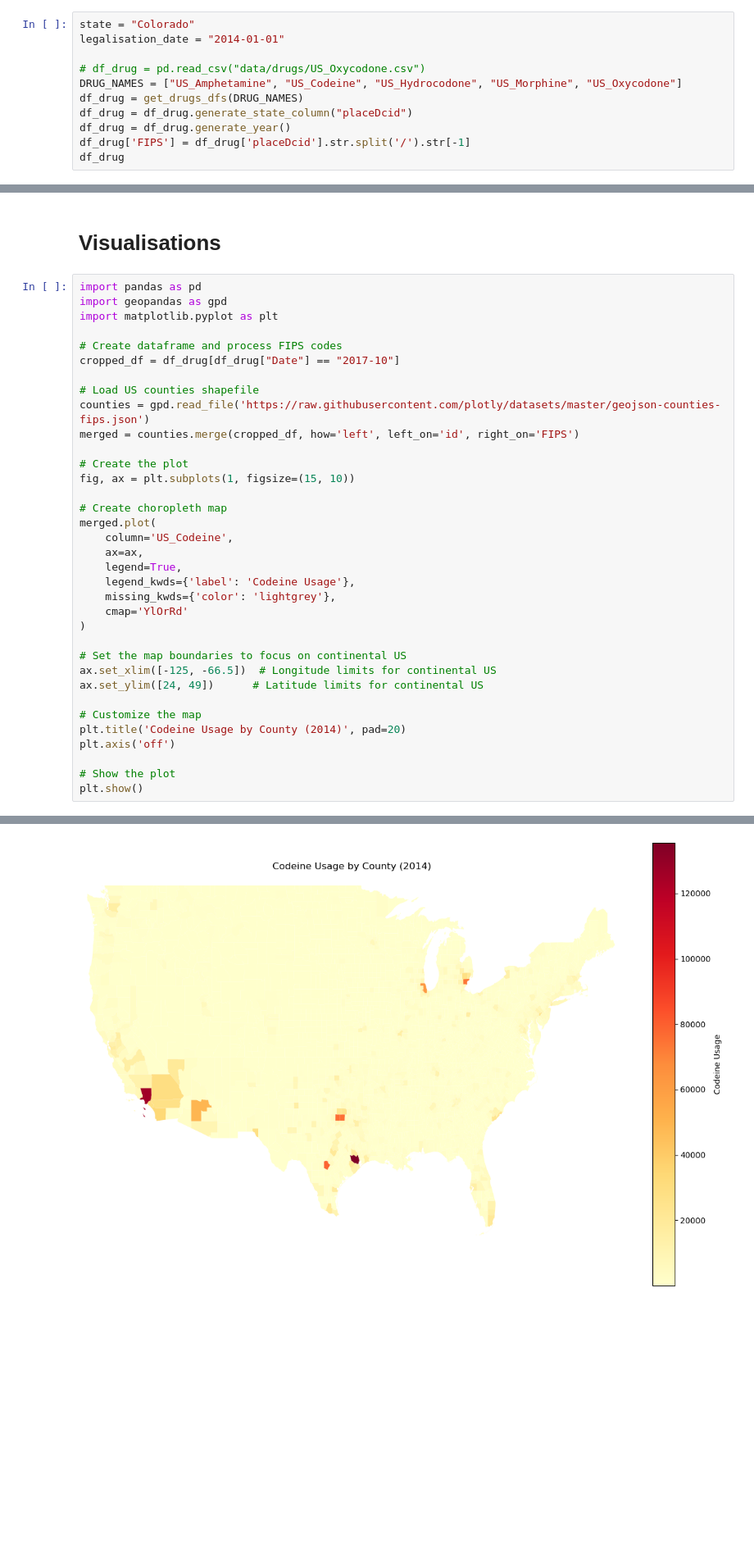
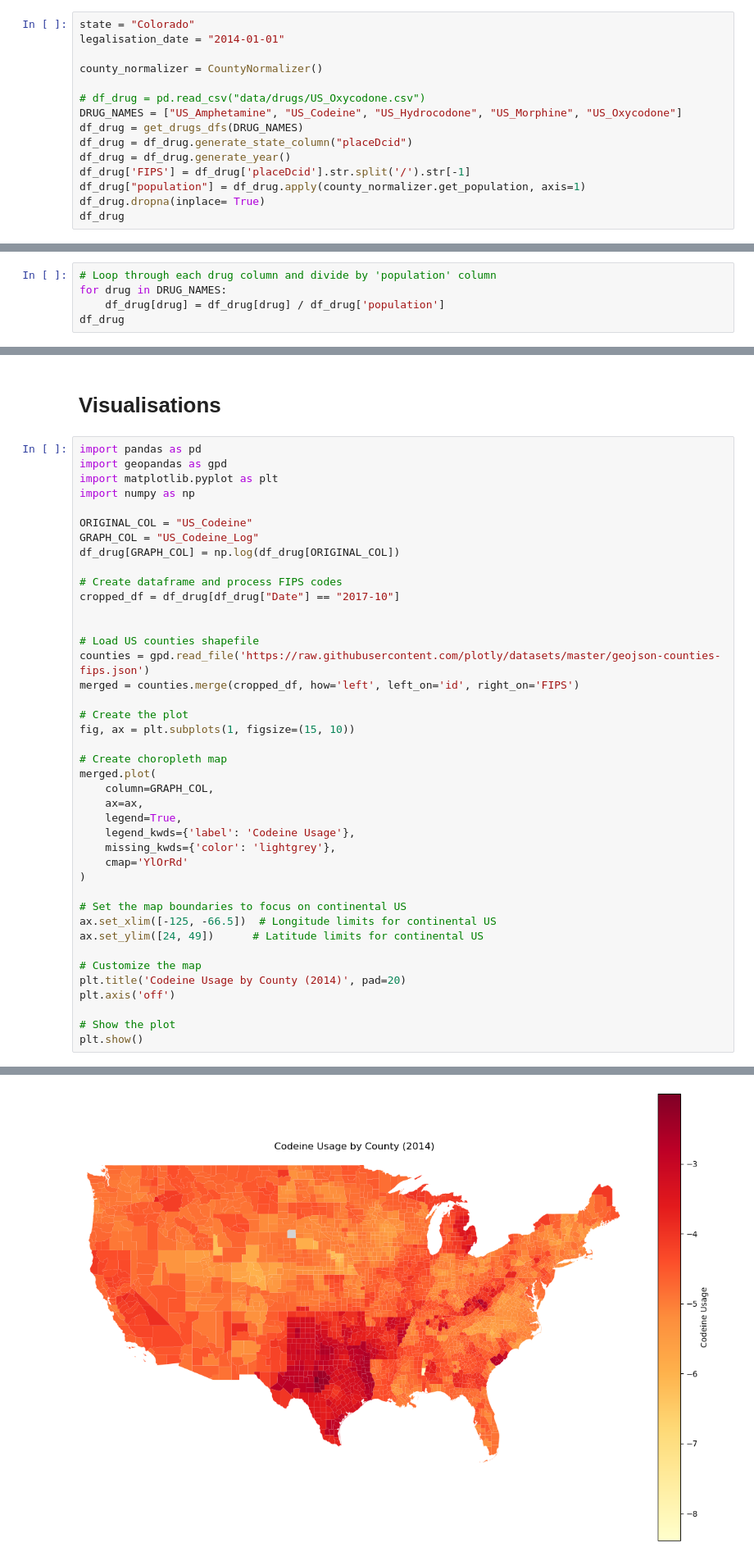
Before and after one commit to niallkehoe/google-datathon, a Jupyter notebook: legalisation_splitting.ipynb, the cells around one changed output, grey strips where cells are left out. Shown at 82% size. Cells and saved outputs as stored; diff of their text form; blank space fills up the shorter version.

```diff
--- a/legalisation_splitting.ipynb
+++ b/legalisation_splitting.ipynb
@@ -11,6 +12,8 @@ import matplotlib.pyplot as plt
 # %%
 state = "Colorado"
 legalisation_date = "2014-01-01"
+
+county_normalizer = CountyNormalizer()
 
 # df_drug = pd.read_csv("data/drugs/US_Oxycodone.csv")
 DRUG_NAMES = ["US_Amphetamine", "US_Codeine", "US_Hydrocodone", "US_Morphine", "US_Oxycodone"]
@@ -18,6 +21,8 @@ df_drug = get_drugs_dfs(DRUG_NAMES)
 df_drug = df_drug.generate_state_column("placeDcid")
 df_drug = df_drug.generate_year()
 df_drug['FIPS'] = df_drug['placeDcid'].str.split('/').str[-1]
+df_drug["population"] = df_drug.apply(county_normalizer.get_population, axis=1)
+df_drug.dropna(inplace= True)
 df_drug
 # %% [output]
 |  | placeDcid | placeName | Date | US_Amphetamine | US_Codeine | US_Hydrocodone | US_Morphine | US_Oxycodone | ... |
@@ -35,0 +41,5 @@ df_drug
+# %%
+# Loop through each drug column and divide by 'population' column
+for drug in DRUG_NAMES:
+    df_drug[drug] = df_drug[drug] / df_drug['population']
+df_drug
@@ -96,9 +120,15 @@ df_after_legalisation
 import pandas as pd
 import geopandas as gpd
 import matplotlib.pyplot as plt
+import numpy as np
+
+ORIGINAL_COL = "US_Codeine"
+GRAPH_COL = "US_Codeine_Log"
+df_drug[GRAPH_COL] = np.log(df_drug[ORIGINAL_COL])
 
 # Create dataframe and process FIPS codes
 cropped_df = df_drug[df_drug["Date"] == "2017-10"]
+
 
 # Load US counties shapefile
 counties = gpd.read_file('https://raw.githubusercontent.com/plotly/datasets/master/geojson-counties-fips.json')
@@ -109,7 +139,7 @@ fig, ax = plt.subplots(1, figsize=(15, 10))
 
 # Create choropleth map
 merged.plot(
-    column='US_Codeine',
+    column=GRAPH_COL,
     ax=ax,
     legend=True,
     legend_kwds={'label': 'Codeine Usage'},
@@ -136,4 +161,4 @@ See the caveats in the documentation: https://pandas.pydata.org/pandas-docs/stab
-[figure, old version]
+[figure, new version]
 # %%
 import pandas as pd
 import geopandas as gpd
```
Also changed, not shown: parts of 9 cells of this notebook, 50 other files.
